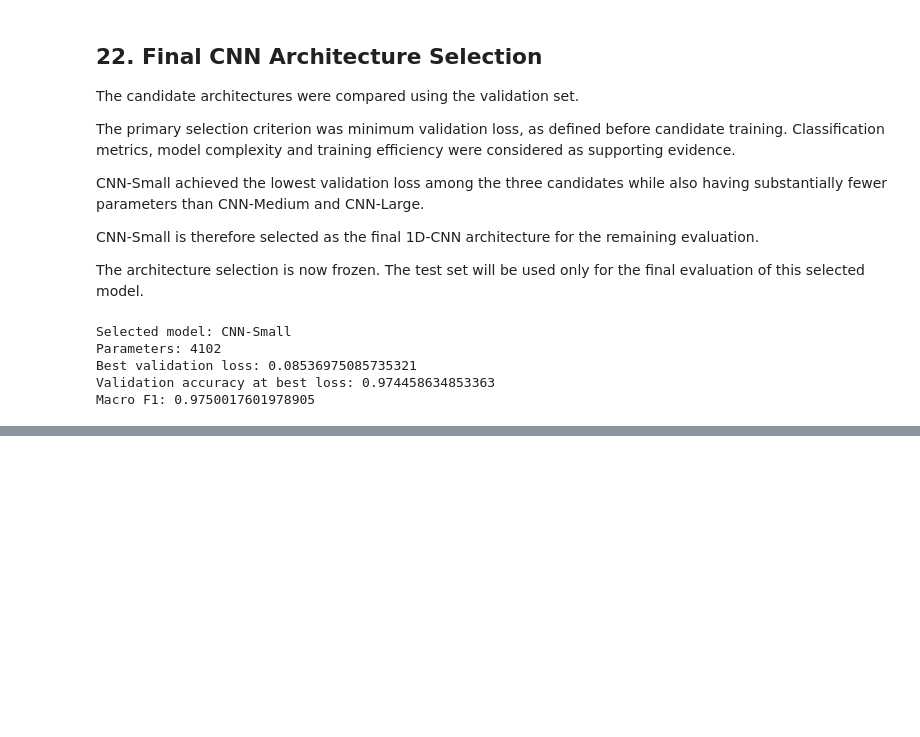
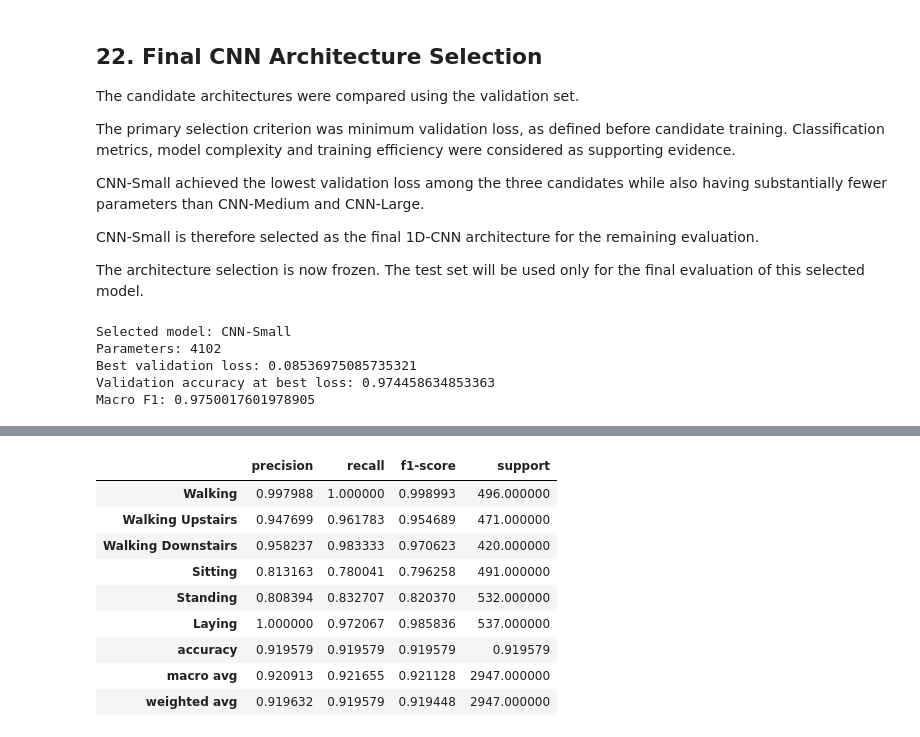
Before and after one commit to SLIIT-Y4-S2-DL-ORG/Deep-Learning-Assignment, a Jupyter notebook: 1D-CNN/1D_CNN.ipynb, the cells around one changed output, grey strips where cells are left out. Saved outputs shown, nothing was run; the diff lists cells and outputs as text; code cells hidden in the pictures; blank space fills up the shorter version.

```diff
--- a/1D-CNN/1D_CNN.ipynb
+++ b/1D-CNN/1D_CNN.ipynb
@@ -1448,0 +1460,24 @@ Macro F1: 0.9750017601978905
+# %%
+# Final test-set prediction
+# The test set is being accessed for the first time in the experiment.
+
+print("Running final evaluation on the test set...")
+
+# Measure inference time
+start_time = time.perf_counter()
+
+y_test_prob = selected_model.predict(
+    X_test,
+    verbose=0
+)
+
+end_time = time.perf_counter()
+
+inference_time = end_time - start_time
+
+# Convert probabilities to predicted class labels
+y_test_pred = np.argmax(y_test_prob, axis=1)
+
+print("Test prediction completed.")
+print(f"Inference time: {inference_time:.4f} seconds")
+print(f"Test samples: {len(y_test)}")
@@ -1448,0 +1618,25 @@ Macro F1: 0.9750017601978905
+# %%
+# Generate per-class classification report
+
+class_report = classification_report(
+    y_test,
+    y_test_pred,
+    target_names=activity_names,
+    output_dict=True,
+    zero_division=0
+)
+
+class_report_df = pd.DataFrame(class_report).transpose()
+
+class_report_df
+# %% [output]
+|  | precision | recall | f1-score | support |
+| Walking | 0.997988 | 1.000000 | 0.998993 | 496.000000 |
+| Walking Upstairs | 0.947699 | 0.961783 | 0.954689 | 471.000000 |
+| Walking Downstairs | 0.958237 | 0.983333 | 0.970623 | 420.000000 |
+| Sitting | 0.813163 | 0.780041 | 0.796258 | 491.000000 |
+| Standing | 0.808394 | 0.832707 | 0.820370 | 532.000000 |
+| Laying | 1.000000 | 0.972067 | 0.985836 | 537.000000 |
+| accuracy | 0.919579 | 0.919579 | 0.919579 | 0.919579 |
+| macro avg | 0.920913 | 0.921655 | 0.921128 | 2947.000000 |
+| weighted avg | 0.919632 | 0.919579 | 0.919448 | 2947.000000 |
```
Also changed, not shown: parts of 9 cells of this notebook, 1 other file.
